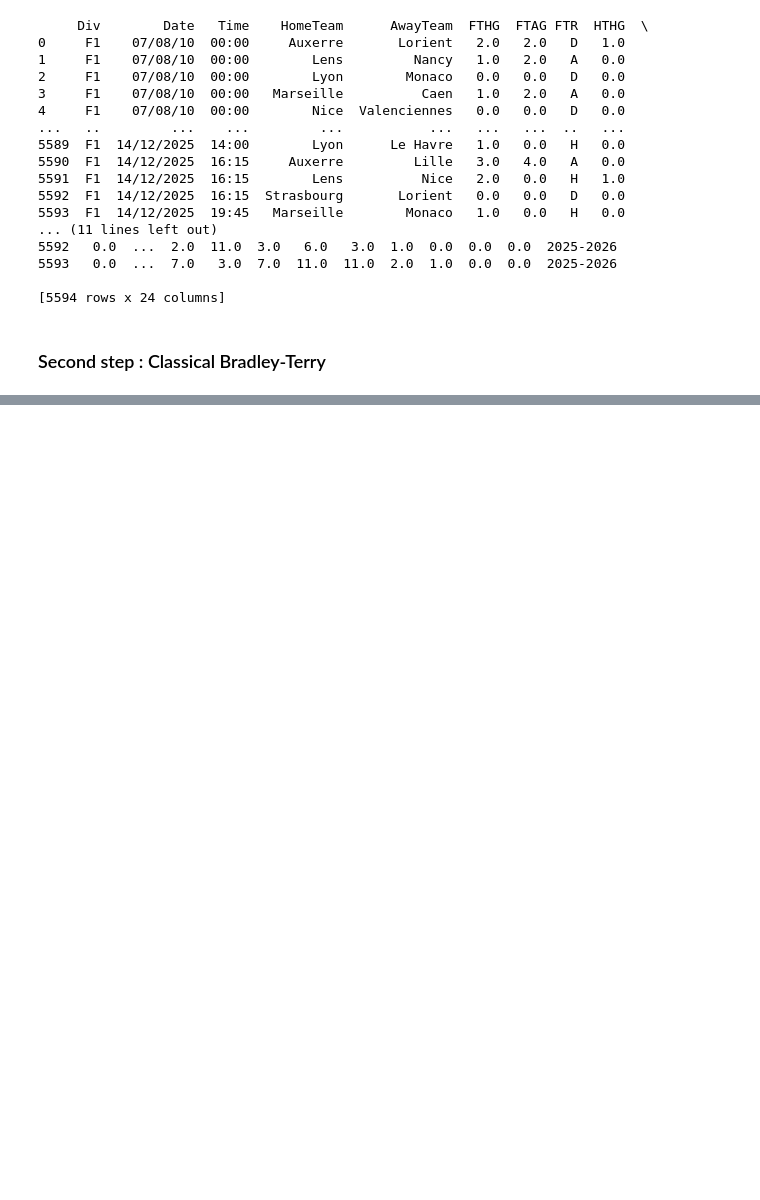
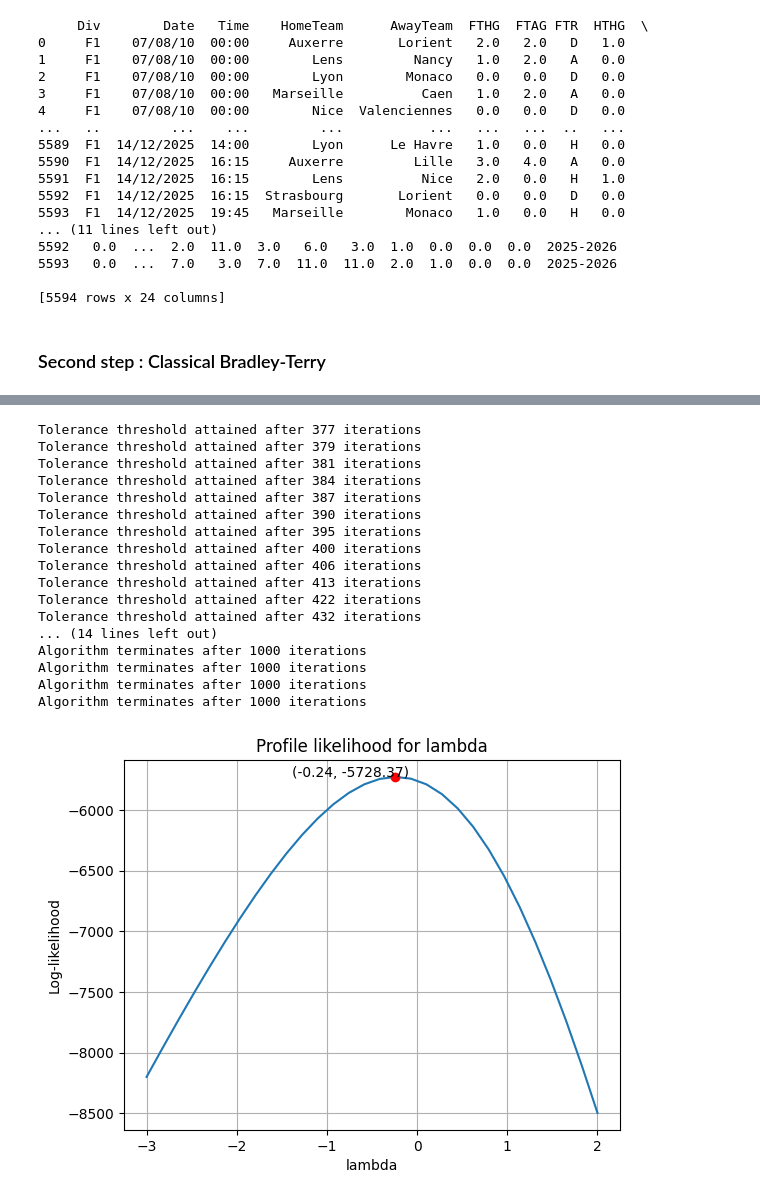
Before and after one commit to plemvan/Learning-Latent-Football-Team-Strengths, a Jupyter notebook: main.ipynb, the cells around one changed output, grey strips where cells are left out. Cells and saved outputs as stored; diff of their text form; code cells hidden in the pictures; blank space fills up the shorter version.

Commit message:
Calibrate lambda

```diff
--- a/main.ipynb
+++ b/main.ipynb
@@ -110,0 +72,44 @@ Std draw rate: 7.8%
+# %%
+import numpy as np
+lambda_grid= np.linspace(-3,2,30)
+
+logliks = []
+
+for lambda_draw in lambda_grid:
+    bt_model = BradleyTerry(lambda_draw=lambda_draw, learning_rate=0.01, n_iterations=1000)
+    bt_model.fit(W=W_matrix, D=D_matrix, teams=teams)
+    theta_hat = bt_model.predict_strength()
+    loglik = bt_model.loglikelihood(theta=theta_hat)
+    logliks.append(loglik)
+
+lambda_opt = lambda_grid[np.argmax(logliks)]
+
+import matplotlib.pyplot as plt
+
+plt.plot(lambda_grid, logliks)
+plt.plot(lambda_opt, max(logliks), 'ro', label='Optimal lambda')
+plt.annotate(f'({lambda_opt:.2f}, {max(logliks):.2f})', xy=(lambda_opt, max(logliks)), xytext=(lambda_opt - 0.5, max(logliks) + 0.1), ha='center')
+plt.xlabel("lambda")
+plt.ylabel("Log-likelihood")
+plt.title("Profile likelihood for lambda")
+plt.grid()
+plt.show()
+# %% [output]
+Tolerance threshold attained after 377 iterations
+Tolerance threshold attained after 379 iterations
+Tolerance threshold attained after 381 iterations
+Tolerance threshold attained after 384 iterations
+Tolerance threshold attained after 387 iterations
+Tolerance threshold attained after 390 iterations
+Tolerance threshold attained after 395 iterations
+Tolerance threshold attained after 400 iterations
+Tolerance threshold attained after 406 iterations
+Tolerance threshold attained after 413 iterations
+Tolerance threshold attained after 422 iterations
+Tolerance threshold attained after 432 iterations
+... (14 lines left out)
+Algorithm terminates after 1000 iterations
+Algorithm terminates after 1000 iterations
+Algorithm terminates after 1000 iterations
+Algorithm terminates after 1000 iterations
+[figure, added]
```
Also changed, not shown: parts of 4 cells of this notebook, 1 other file.
